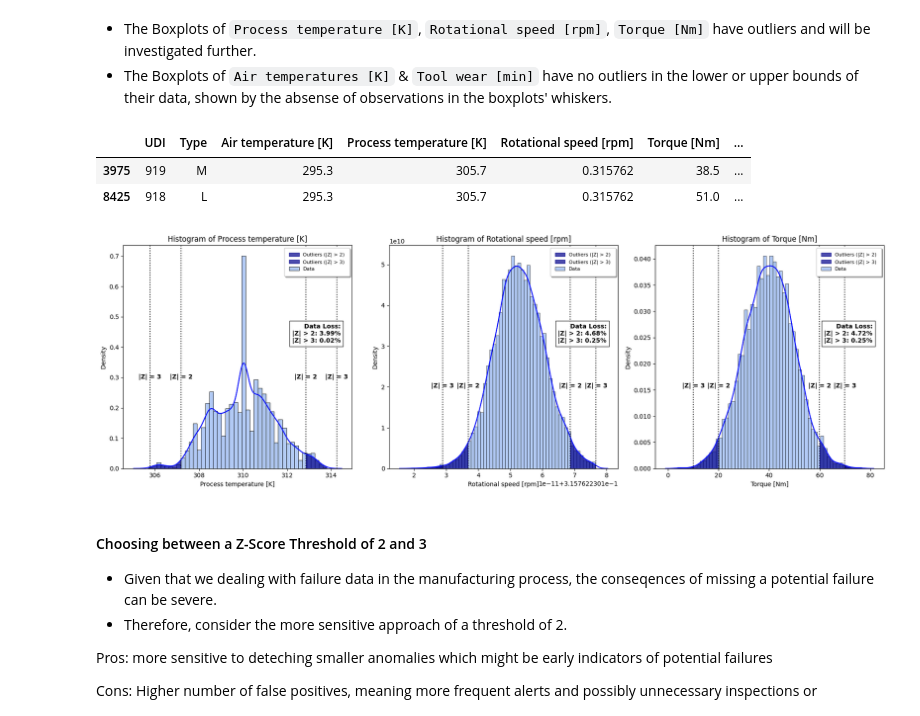
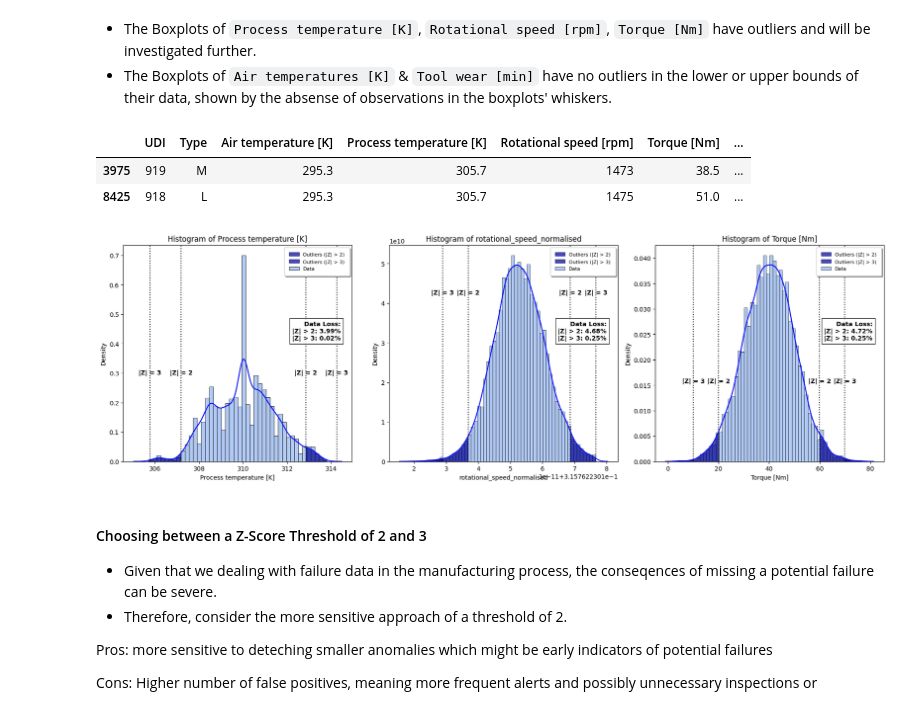
Before and after one commit to ManishKhurmi/exploratory-data-analysis---the-manufacturing-process768, a Jupyter notebook: Milestone_3 refactoring v2.ipynb, the cells around one changed output. Saved outputs shown, nothing was run; the diff lists cells and outputs as text; code cells hidden in the pictures.

```diff
--- a/Milestone_3 refactoring v2.ipynb
+++ b/Milestone_3 refactoring v2.ipynb
@@ -381,7 +353,6 @@ class DataTransform:
 # success
 # %%
 # Plotter Class
-
 class Plotter:
     def __init__(self, df):
         self.df = df
@@ -528,3 +499,15 @@ class Plotter:
 
         plt.tight_layout()
         plt.show()
+
+    def correlation_heatmap(self, figsize=(12,10), threshold=0):
+        corr_matrix = self.df.corr()
+        plt.figure(figsize=figsize)
+
+        # Apply threshold
+        corr_matrix = corr_matrix[abs(corr_matrix) > threshold]
+
+        # Heat Map of Correlation matrix
+        sns.heatmap(corr_matrix, annot=True, fmt=".2f", cmap='coolwarm')
+        plt.title('Correlation Heatmap')
+        plt.show()
@@ -1058,8 +1051,6 @@ plott.boxplots(variable_list=continous_variables)
 - The Boxplots of `Air temperatures [K]` & `Tool wear [min]` have no outliers in the lower or upper bounds of their data, shown by the absense of observations in the boxplots' whiskers.
 # %%
 # Create Histograms with Z-score bounds
-
-vars_of_interest = ['Process temperature [K]', 'Rotational speed [rpm]', 'Torque [Nm]']
 
 dt = DataTransform(failure_data_cleaned_unskewed)
 # dt.outliers_via_z_score_df('Process temperature [K]')
@@ -1068,16 +1059,16 @@ dt.outliers_via_z_score_df('Process temperature [K]', z_threshold=2) # outputs a
 dt.outliers_via_z_score_df('Process temperature [K]', z_threshold=3) # outputs a data set, where the outliers are filtered based on the z_score threshold
 # %% [output]
 |  | UDI | Type | Air temperature [K] | Process temperature [K] | Rotational speed [rpm] | Torque [Nm] | ... |
-| 3975 | 919 | M | 295.3 | 305.7 | 0.315762 | 38.5 | ... |
-| 8425 | 918 | L | 295.3 | 305.7 | 0.315762 | 51.0 | ... |
+| 3975 | 919 | M | 295.3 | 305.7 | 1473 | 38.5 | ... |
+| 8425 | 918 | L | 295.3 | 305.7 | 1475 | 51.0 | ... |
 # %%
 # Histograms to visualise the z_score thresholds
 plott=Plotter(failure_data_cleaned_unskewed)
 # Assuming dt is an instance of DataTransform and vars_of_interest is defined
-vars_of_interest = ['Process temperature [K]', 'Rotational speed [rpm]', 'Torque [Nm]']
+vars_of_interest = ['Process temperature [K]', 'rotational_speed_normalised', 'Torque [Nm]']
 plott.histograms_with_z_score_bounds(vars_list=vars_of_interest)
 # %% [output]
-[figure, old version]
+[figure, new version]
 # %% [markdown]
 #### Choosing between a Z-Score Threshold of 2 and 3
 - Given that we dealing with failure data in the manufacturing process, the conseqences of missing a potential failure can be severe.
```
Also changed, not shown: parts of 45 cells of this notebook, 3 other files.
